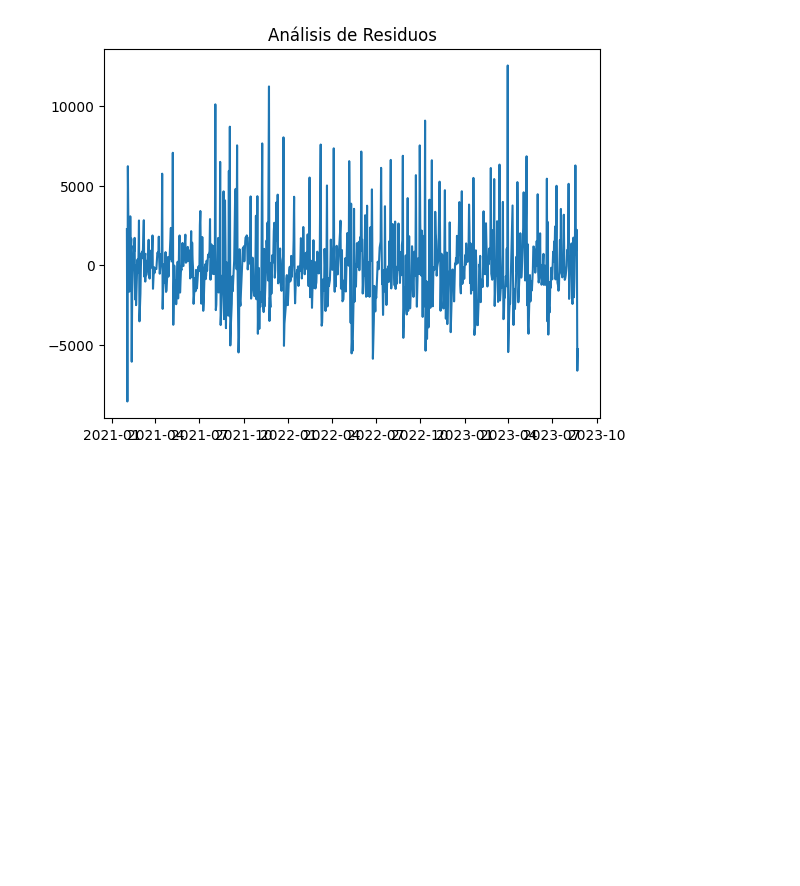
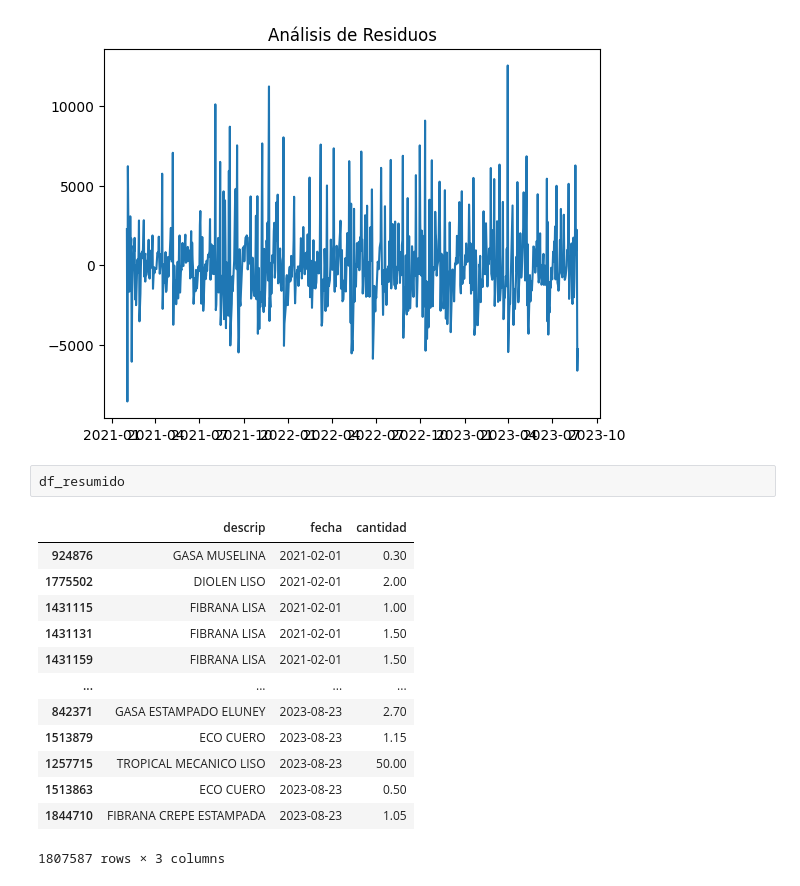
Before and after one commit to nicolasvargaszz/stock-MachineLearning, a Jupyter notebook: datoslimpios.ipynb, the cells around one changed output. Drawn from its saved outputs; the diff is of its cells as text; blank space fills up the shorter version.

```diff
--- a/datoslimpios.ipynb
+++ b/datoslimpios.ipynb
@@ -442,3 +475,19 @@ plt.title('Análisis de Residuos')
 plt.show()
 # %% [output]
 [figure]
+# %%
+df_resumido
+# %% [output]
+|  | descrip | fecha | cantidad |
+| 924876 | GASA MUSELINA | 2021-02-01 | 0.30 |
+| 1775502 | DIOLEN LISO | 2021-02-01 | 2.00 |
+| 1431115 | FIBRANA LISA | 2021-02-01 | 1.00 |
+| 1431131 | FIBRANA LISA | 2021-02-01 | 1.50 |
+| 1431159 | FIBRANA LISA | 2021-02-01 | 1.50 |
+| ... | ... | ... | ... |
+| 842371 | GASA ESTAMPADO ELUNEY | 2023-08-23 | 2.70 |
+| 1513879 | ECO CUERO | 2023-08-23 | 1.15 |
+| 1257715 | TROPICAL MECANICO LISO | 2023-08-23 | 50.00 |
+| 1513863 | ECO CUERO | 2023-08-23 | 0.50 |
+| 1844710 | FIBRANA CREPE ESTAMPADA | 2023-08-23 | 1.05 |
+1807587 rows × 3 columns
```
Also changed, not shown: parts of 8 cells of this notebook.
